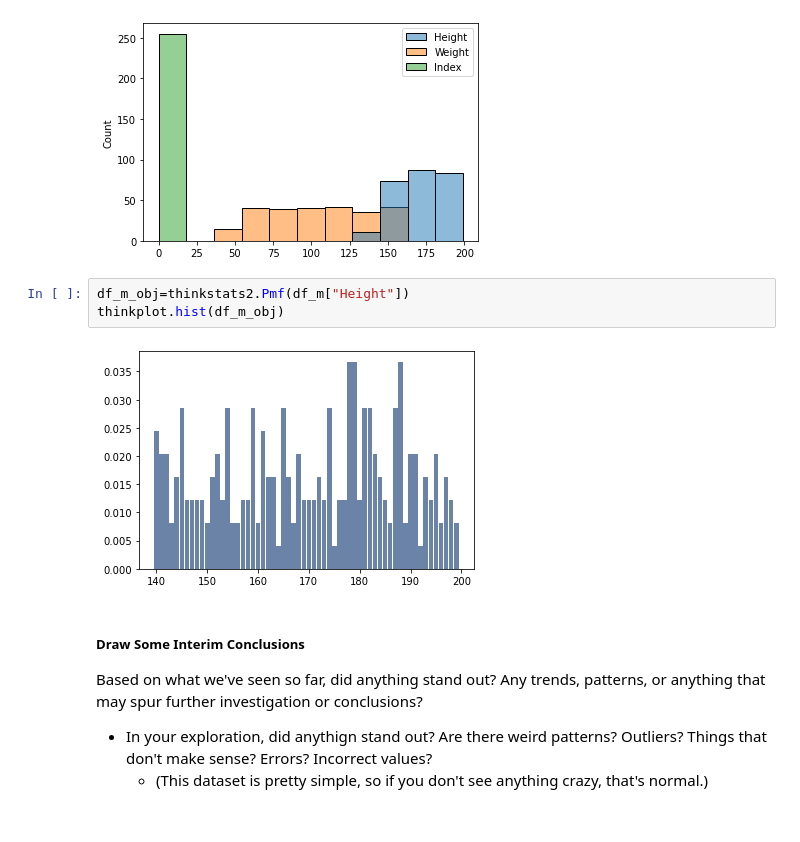
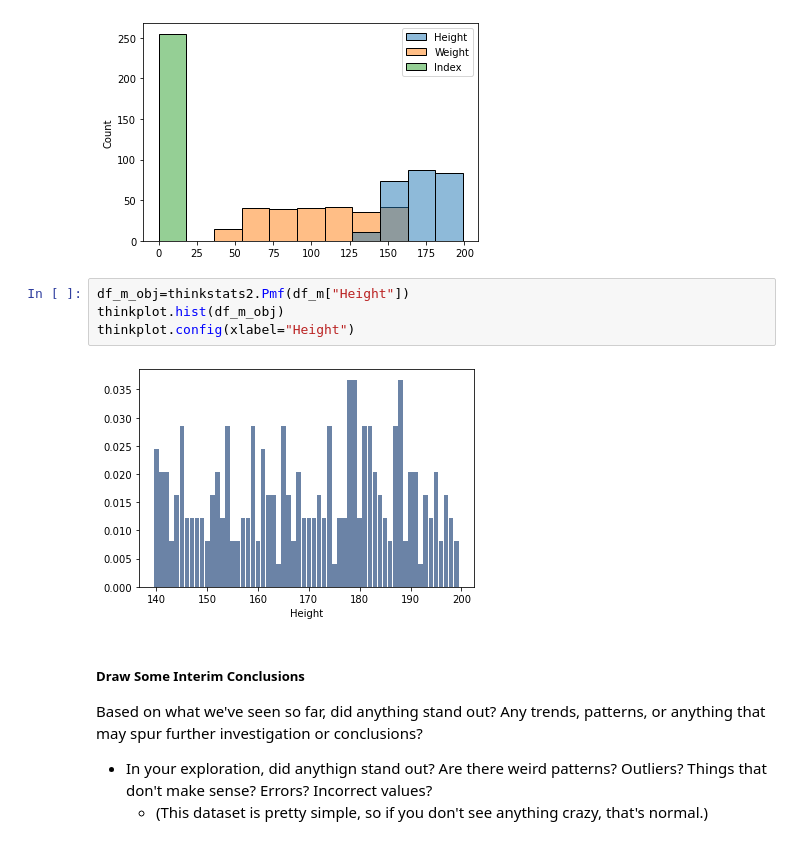
Before and after one commit to SidhST12/Basic_Stats_in_Python_Student_Workbooks, a Jupyter notebook: 006_SingleVarSelfCheck.ipynb, the cells around one changed output. Saved outputs shown, nothing was run; the diff lists cells and outputs as text.

```diff
--- a/006_SingleVarSelfCheck.ipynb
+++ b/006_SingleVarSelfCheck.ipynb
@@ -157,8 +158,9 @@ sns.histplot(df_f)
 # %%
 df_m_obj=thinkstats2.Pmf(df_m["Height"])
 thinkplot.hist(df_m_obj)
+thinkplot.config(xlabel="Height")
 # %% [output]
-[figure, old version]
+[figure, new version]
 # %% [markdown]
 ##### Draw Some Interim Conclusions
 
```
Also changed, not shown: parts of 1 cell of this notebook.
